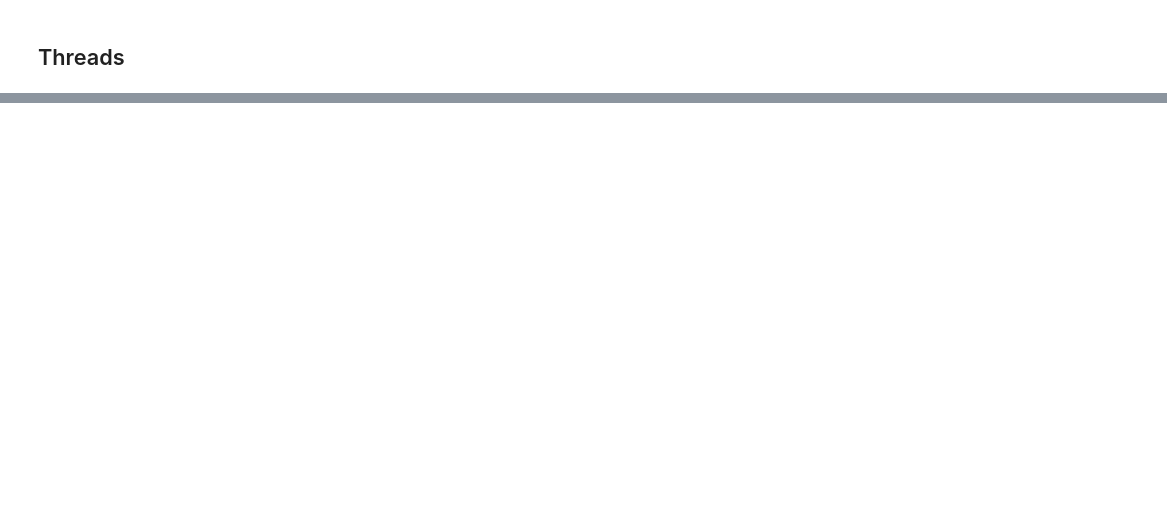
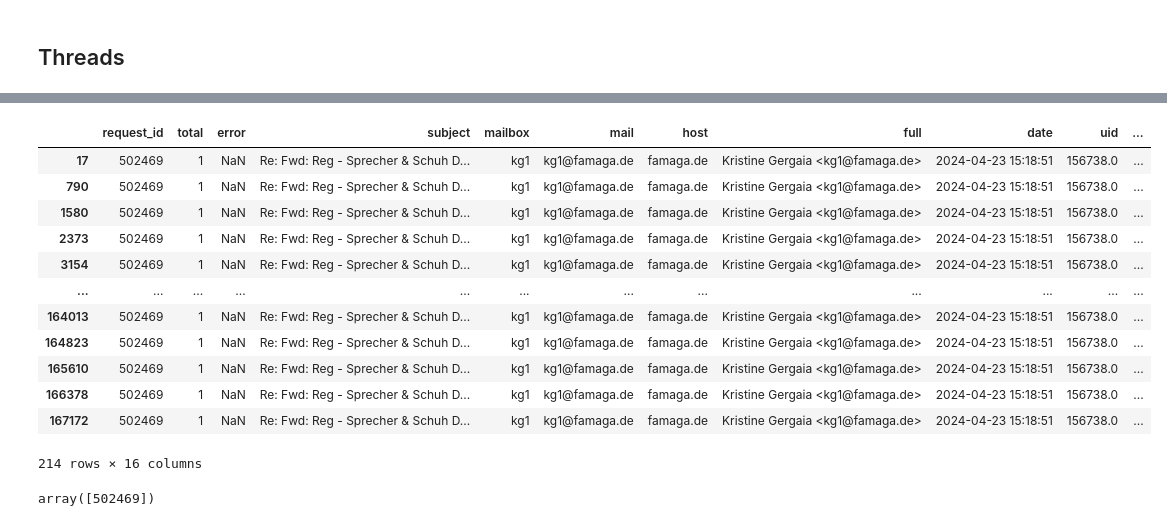
Before and after one commit to Valuamba/components_agent_sales, a Jupyter notebook: notebooks/famaga/RequisitionDownloader_20240429.ipynb, the cells around one changed output, grey strips where cells are left out. Cells and saved outputs as stored; diff of their text form; code cells hidden in the pictures; blank space fills up the shorter version.

```diff
--- a/notebooks/famaga/RequisitionDownloader_20240429.ipynb
+++ b/notebooks/famaga/RequisitionDownloader_20240429.ipynb
@@ -97,0 +209,39 @@ print("Results have been written incrementally to 'requisition_results.csv'.")
+# %%
+import re
+
+keywords = [
+    "discount", "payment terms", "lower price",
+    "your price is too high", "provide us the cheaper price",
+    "better price", "expensive", "supplier"
+]
+
+keywords = [
+    "discount" ]
+
+# Create a single regex pattern from all keywords
+pattern = re.compile(r'\b(' + '|'.join(map(re.escape, keywords)) + r')\b', re.IGNORECASE)
+
+# Filter the DataFrame
+cl_discount = cl_filtered[(cl_filtered['message_text'].str.contains('discount'))]
+
+# Display the result
+cl_discount
+# %% [output]
+|  | request_id | total | error | subject | mailbox | mail | host | full | date | uid | ... |
+| 17 | 502469 | 1 | NaN | Re: Fwd: Reg - Sprecher & Schuh D... | kg1 | kg1@famaga.de | famaga.de | Kristine Gergaia <kg1@famaga.de> | 2024-04-23 15:18:51 | 156738.0 | ... |
+| 790 | 502469 | 1 | NaN | Re: Fwd: Reg - Sprecher & Schuh D... | kg1 | kg1@famaga.de | famaga.de | Kristine Gergaia <kg1@famaga.de> | 2024-04-23 15:18:51 | 156738.0 | ... |
+| 1580 | 502469 | 1 | NaN | Re: Fwd: Reg - Sprecher & Schuh D... | kg1 | kg1@famaga.de | famaga.de | Kristine Gergaia <kg1@famaga.de> | 2024-04-23 15:18:51 | 156738.0 | ... |
+| 2373 | 502469 | 1 | NaN | Re: Fwd: Reg - Sprecher & Schuh D... | kg1 | kg1@famaga.de | famaga.de | Kristine Gergaia <kg1@famaga.de> | 2024-04-23 15:18:51 | 156738.0 | ... |
+| 3154 | 502469 | 1 | NaN | Re: Fwd: Reg - Sprecher & Schuh D... | kg1 | kg1@famaga.de | famaga.de | Kristine Gergaia <kg1@famaga.de> | 2024-04-23 15:18:51 | 156738.0 | ... |
+| ... | ... | ... | ... | ... | ... | ... | ... | ... | ... | ... | ... |
+| 164013 | 502469 | 1 | NaN | Re: Fwd: Reg - Sprecher & Schuh D... | kg1 | kg1@famaga.de | famaga.de | Kristine Gergaia <kg1@famaga.de> | 2024-04-23 15:18:51 | 156738.0 | ... |
+| 164823 | 502469 | 1 | NaN | Re: Fwd: Reg - Sprecher & Schuh D... | kg1 | kg1@famaga.de | famaga.de | Kristine Gergaia <kg1@famaga.de> | 2024-04-23 15:18:51 | 156738.0 | ... |
+| 165610 | 502469 | 1 | NaN | Re: Fwd: Reg - Sprecher & Schuh D... | kg1 | kg1@famaga.de | famaga.de | Kristine Gergaia <kg1@famaga.de> | 2024-04-23 15:18:51 | 156738.0 | ... |
+| 166378 | 502469 | 1 | NaN | Re: Fwd: Reg - Sprecher & Schuh D... | kg1 | kg1@famaga.de | famaga.de | Kristine Gergaia <kg1@famaga.de> | 2024-04-23 15:18:51 | 156738.0 | ... |
+| 167172 | 502469 | 1 | NaN | Re: Fwd: Reg - Sprecher & Schuh D... | kg1 | kg1@famaga.de | famaga.de | Kristine Gergaia <kg1@famaga.de> | 2024-04-23 15:18:51 | 156738.0 | ... |
+214 rows × 16 columns
+# %%
+unique_values = cl_discount['request_id'].unique()
+unique_values
+# %% [output]
+array([502469])
```
Also changed, not shown: parts of 23 cells of this notebook, 19 other files.
